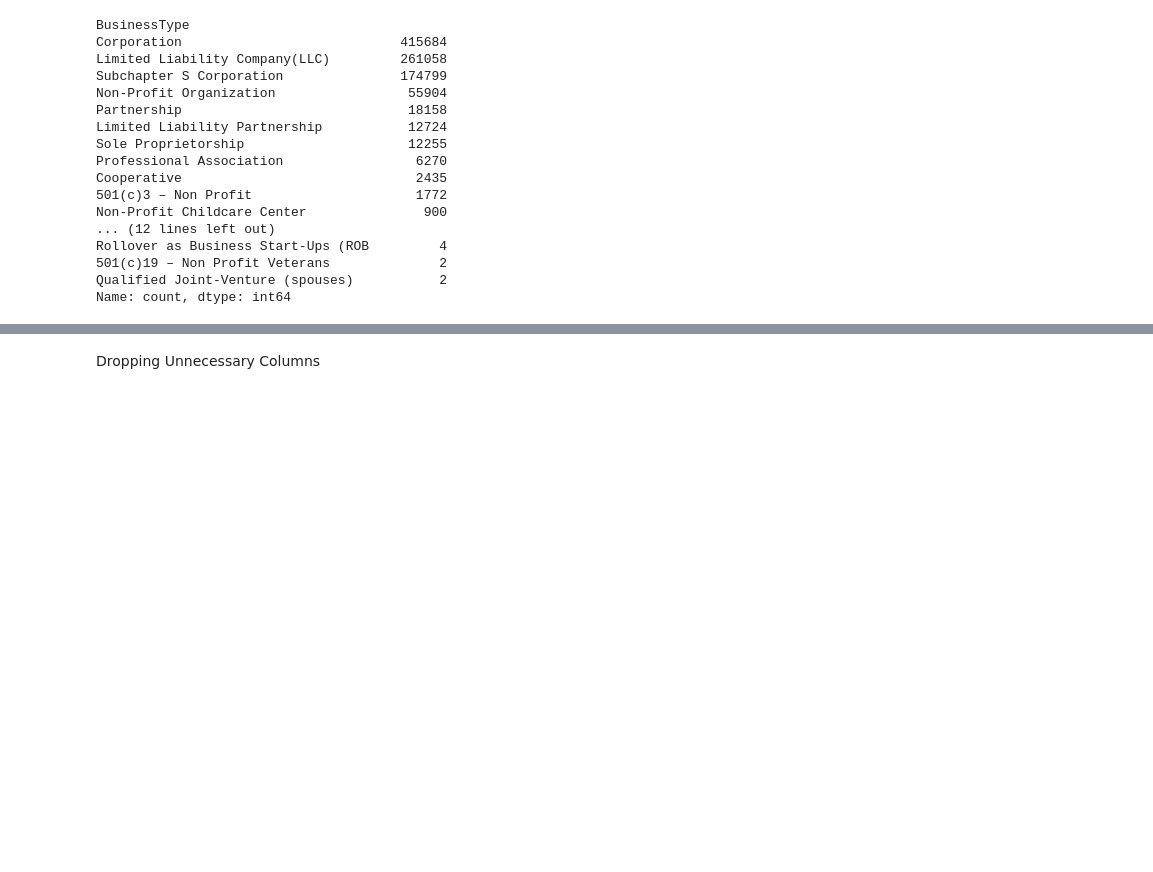
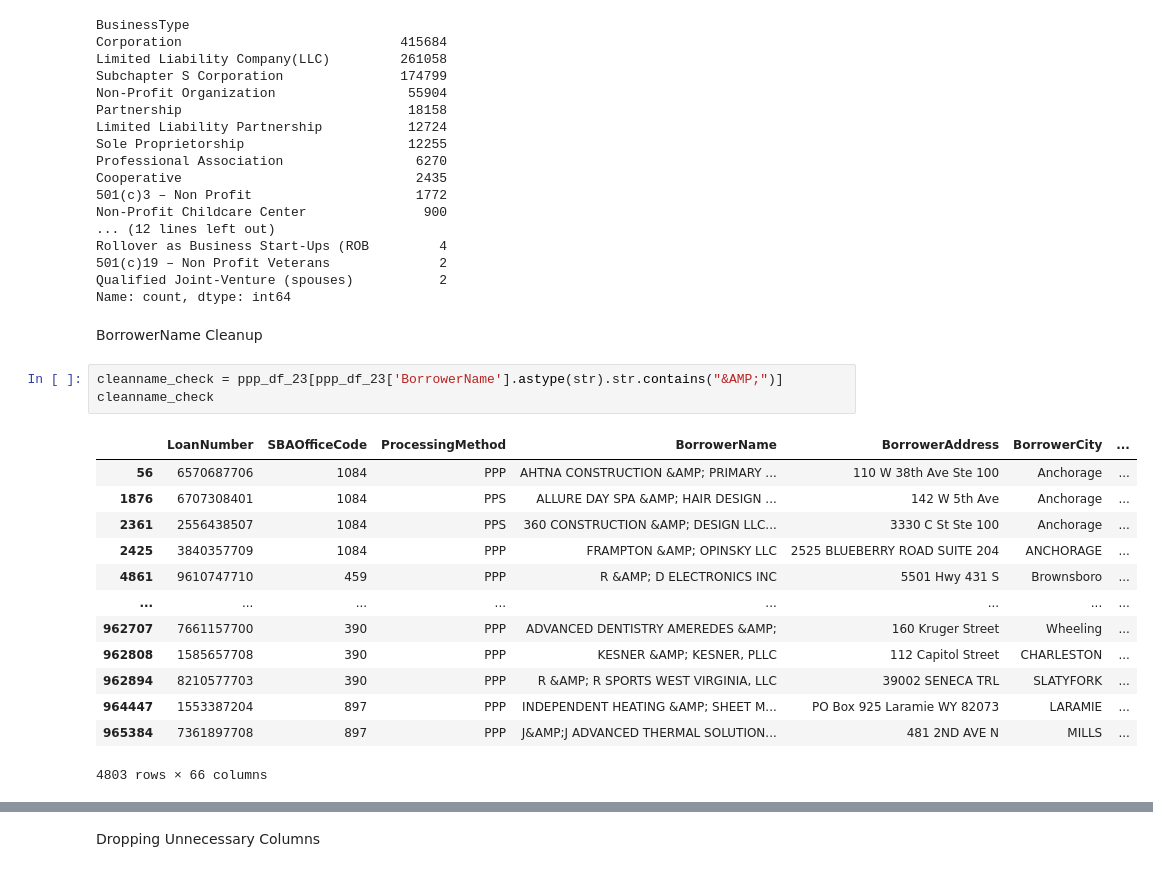
Before and after one commit to cspence001/mapdata_finalization_notebooks, a Jupyter notebook: main_label_pipe_23.ipynb, the cells around one changed output, grey strips where cells are left out. Cells and saved outputs as stored; diff of their text form; blank space fills up the shorter version.

Commit message:
directory re-write, pipe clean update, proc update

```diff
--- a/main_label_pipe_23.ipynb
+++ b/main_label_pipe_23.ipynb
@@ -1188,3 +1169,22 @@ Rollover as Business Start-Ups (ROB         4
 501(c)19 – Non Profit Veterans              2
 Qualified Joint-Venture (spouses)           2
 Name: count, dtype: int64
+# %% [markdown]
+BorrowerName Cleanup
+# %%
+cleanname_check = ppp_df_23[ppp_df_23['BorrowerName'].astype(str).str.contains("&AMP;")]
+cleanname_check
+# %% [output]
+|  | LoanNumber | SBAOfficeCode | ProcessingMethod | BorrowerName | BorrowerAddress | BorrowerCity | ... |
+| 56 | 6570687706 | 1084 | PPP | AHTNA CONSTRUCTION &AMP; PRIMARY ... | 110 W 38th Ave Ste 100 | Anchorage | ... |
+| 1876 | 6707308401 | 1084 | PPS | ALLURE DAY SPA &AMP; HAIR DESIGN ... | 142 W 5th Ave | Anchorage | ... |
+| 2361 | 2556438507 | 1084 | PPS | 360 CONSTRUCTION &AMP; DESIGN LLC... | 3330 C St Ste 100 | Anchorage | ... |
+| 2425 | 3840357709 | 1084 | PPP | FRAMPTON &AMP; OPINSKY LLC | 2525 BLUEBERRY ROAD SUITE 204 | ANCHORAGE | ... |
+| 4861 | 9610747710 | 459 | PPP | R &AMP; D ELECTRONICS INC | 5501 Hwy 431 S | Brownsboro | ... |
+| ... | ... | ... | ... | ... | ... | ... | ... |
+| 962707 | 7661157700 | 390 | PPP | ADVANCED DENTISTRY AMEREDES &AMP; | 160 Kruger Street | Wheeling | ... |
+| 962808 | 1585657708 | 390 | PPP | KESNER &AMP; KESNER, PLLC | 112 Capitol Street | CHARLESTON | ... |
+| 962894 | 8210577703 | 390 | PPP | R &AMP; R SPORTS WEST VIRGINIA, LLC | 39002 SENECA TRL | SLATYFORK | ... |
+| 964447 | 1553387204 | 897 | PPP | INDEPENDENT HEATING &AMP; SHEET M... | PO Box 925 Laramie WY 82073 | LARAMIE | ... |
+| 965384 | 7361897708 | 897 | PPP | J&AMP;J ADVANCED THERMAL SOLUTION... | 481 2ND AVE N | MILLS | ... |
+4803 rows × 66 columns
```
Also changed, not shown: parts of 12 cells of this notebook, 7 other files.
